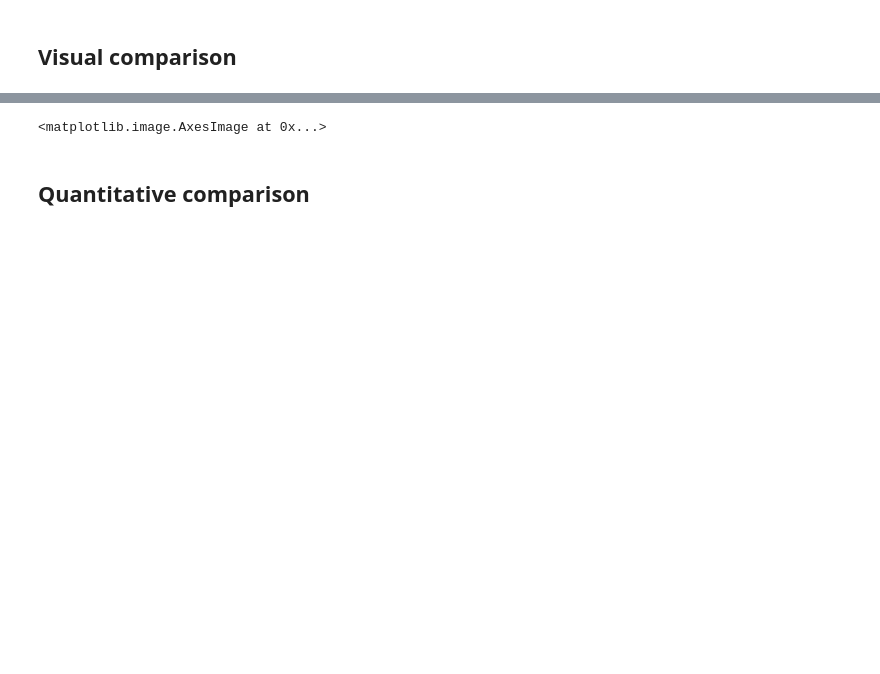
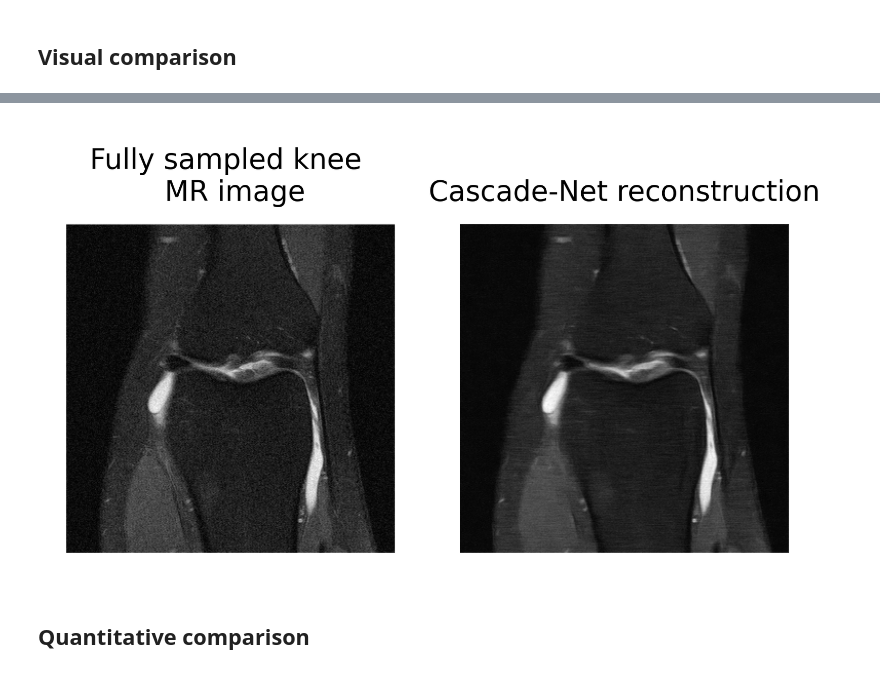
Before and after one commit to zaccharieramzi/fastmri-reproducible-benchmark, a Jupyter notebook: examples/pysap_cascade_comparison.ipynb, the cells around one changed output, grey strips where cells are left out. Saved outputs shown, nothing was run; the diff lists cells and outputs as text; code cells hidden in the pictures; blank space fills up the shorter version.

```diff
--- a/examples/pysap_cascade_comparison.ipynb
+++ b/examples/pysap_cascade_comparison.ipynb
@@ -162,5 +185,9 @@ Wall time: 4.8 s
 # %%
 fig, axs = plt.subplots(1, 2, sharex=True, sharey=True)
 axs[0].imshow(image[..., 0])
+axs[0].set_title('Fully sampled knee \n MR image')
 axs[1].imshow(cascade_reconstructed_image[0, ..., 0])
+axs[1].set_title('Cascade-Net reconstruction')
+for i in [0, 1]:
+    axs[i].axis('off')
 # %% [output]
@@ -169,4 +194,4 @@ axs[1].imshow(cascade_reconstructed_image[0, ..., 0])
-<matplotlib.image.AxesImage at 0x...>
+[figure, added]
 # %% [markdown]
 ## Quantitative comparison
 # %%
```
Also changed, not shown: parts of 21 cells of this notebook.
